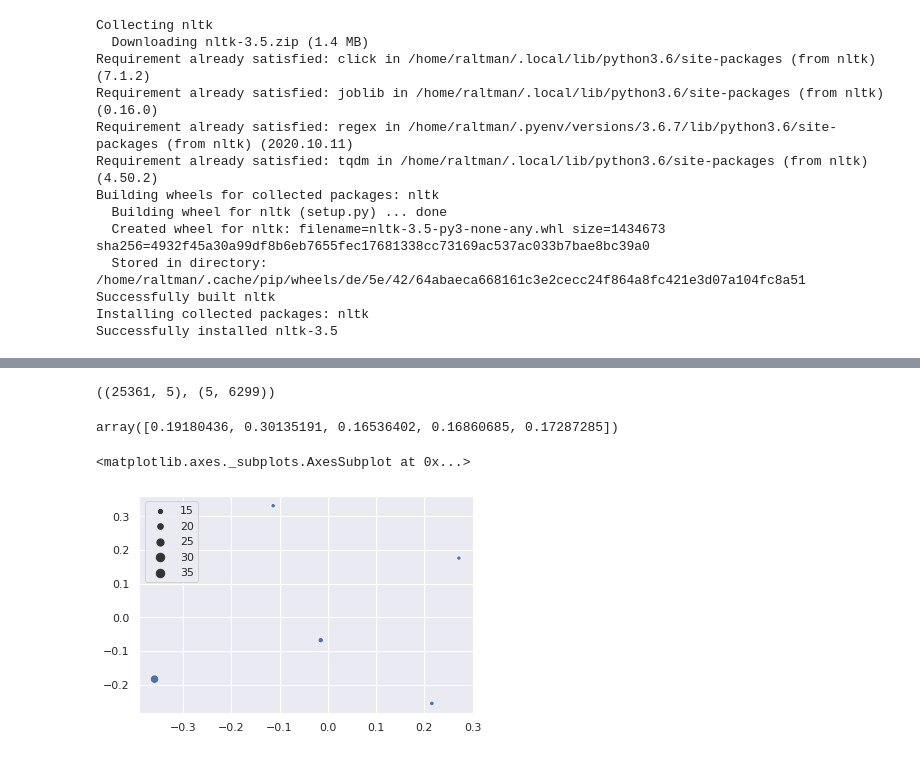
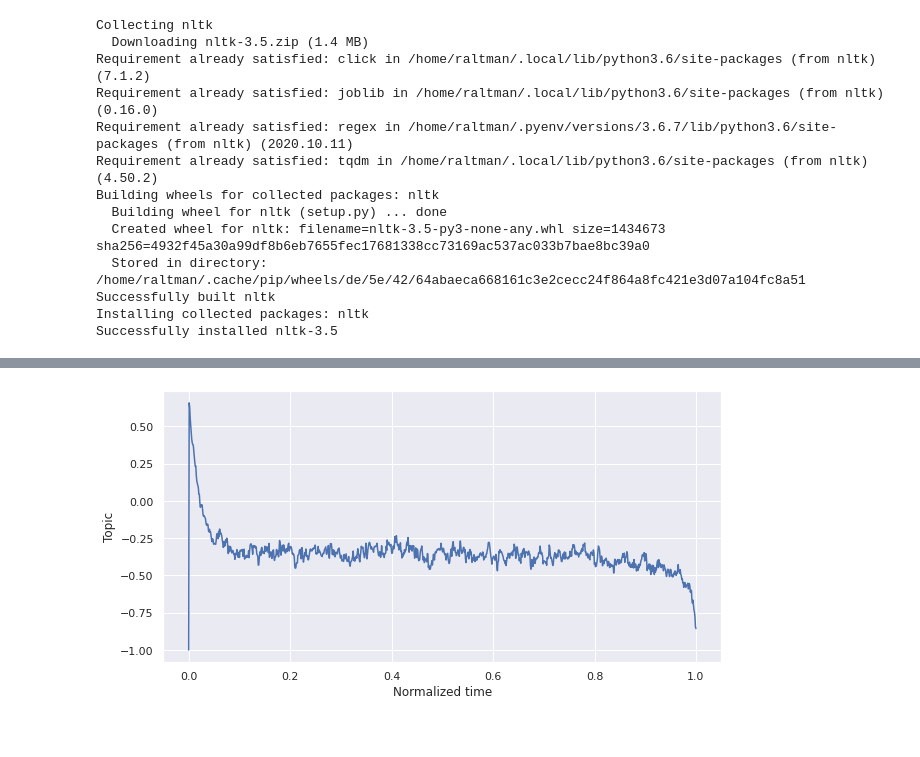
Before and after one commit to knowbodynos/fierai, a Jupyter notebook: demo/03-Topic_Modeling.ipynb, the cells around one changed output, grey strips where cells are left out. Drawn from its saved outputs; the diff is of its cells as text; code cells hidden in the pictures.

```diff
--- a/demo/03-Topic_Modeling.ipynb
+++ b/demo/03-Topic_Modeling.ipynb
@@ -48,3 +61,3 @@ _ = ax.set_xticklabels(labels[top_n], rotation=60)
 # %%
-lda = LDA(n_components=5, n_jobs=-1)
+lda = LDA(n_components=3, n_jobs=-1)
 X_lda = lda.fit_transform(X)
@@ -54,2 +64,22 @@ from sklearn.manifold import MDS
+# %%
+def time_series_topics(group):
+    topics = np.zeros_like(times) - 1
+    for idx, row in group.iterrows():
+        start = row.start / row.duration
+        end = row.end / row.duration
+        topics[(start<times) & (times<=end)] = row.topic
+    return topics
+
+data_topics = data.assign(topic=X_lda.argmax(axis=1))
+
+times = np.linspace(0, 1, int(1e3))
+data_topics_ts = data_topics.groupby('name').progress_apply(time_series_topics)
+
+fig, ax = plt.subplots(figsize=(10,5))
+sns.lineplot(times, data_topics_ts.mean(), ax=ax)
+_ = ax.set_xlabel("Normalized time")
+_ = ax.set_ylabel("Topic")
+# %% [output]
+[figure, added]
 # %%
 topic_word_probs = lda.components_ / lda.components_.sum(axis=1, keepdims=True)
@@ -58,7 +93,3 @@ distance_matrix = squareform(pdist(topic_word_probs, metric='jensenshannon'))
 mds = MDS(n_components=2, dissimilarity='precomputed')
 X_mds = mds.fit_transform(distance_matrix)
-# %%
-X_lda.shape, lda.components_.shape
-# %% [output]
-((25361, 5), (5, 6299))
 # %%
@@ -66,11 +96,2 @@ doc_topic_probs = X_lda / X_lda.sum(axis=1, keepdims=True)
 topic_freq = (X_lda.T * X.sum(axis=1)).A.squeeze()
 topic_freq /= topic_freq.sum()
-# %%
-topic_freq
-# %% [output]
-array([0.19180436, 0.30135191, 0.16536402, 0.16860685, 0.17287285])
-# %%
-sns.scatterplot(*X_mds.T, size=100*topic_freq)
-# %% [output]
-<matplotlib.axes._subplots.AxesSubplot at 0x...>
-[figure, removed]
```
Also changed, not shown: parts of 34 cells of this notebook, 5 other files.
